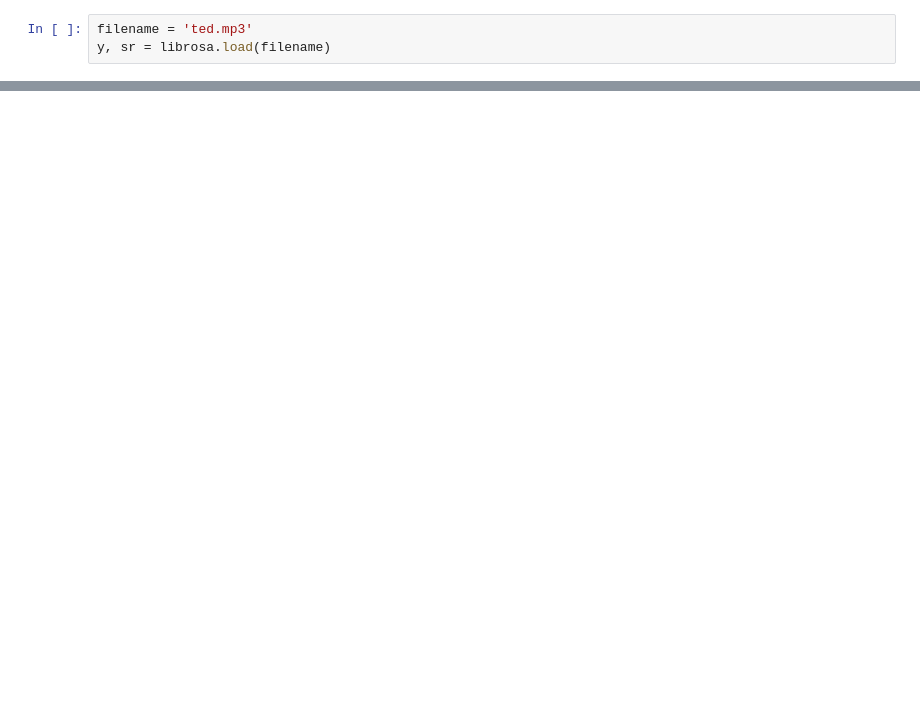
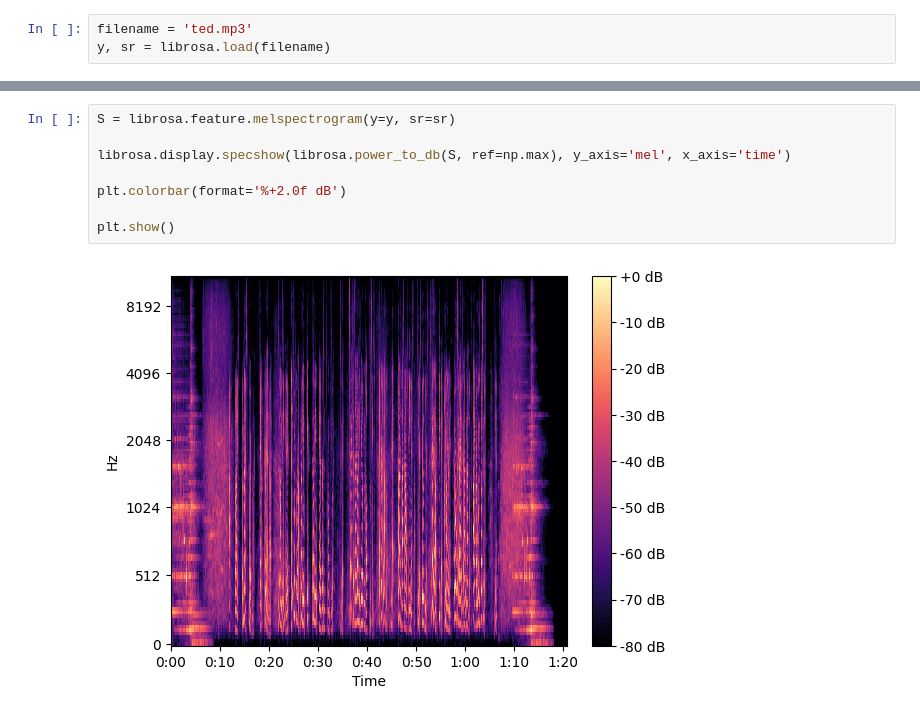
Before and after one commit to Aayush-Shrestha/Speech_Processing, a Jupyter notebook: File1.ipynb, the cells around one changed output, grey strips where cells are left out. Cells and saved outputs as stored; diff of their text form; blank space fills up the shorter version.

```diff
--- a/File1.ipynb
+++ b/File1.ipynb
@@ -52,0 +61,10 @@ IndexError: tuple index out of range
+# %%
+S = librosa.feature.melspectrogram(y=y, sr=sr)
+
+librosa.display.specshow(librosa.power_to_db(S, ref=np.max), y_axis='mel', x_axis='time')
+
+plt.colorbar(format='%+2.0f dB')
+
+plt.show()
+# %% [output]
+[figure, added]
```
Also changed, not shown: parts of 8 cells of this notebook, 2 other files.
